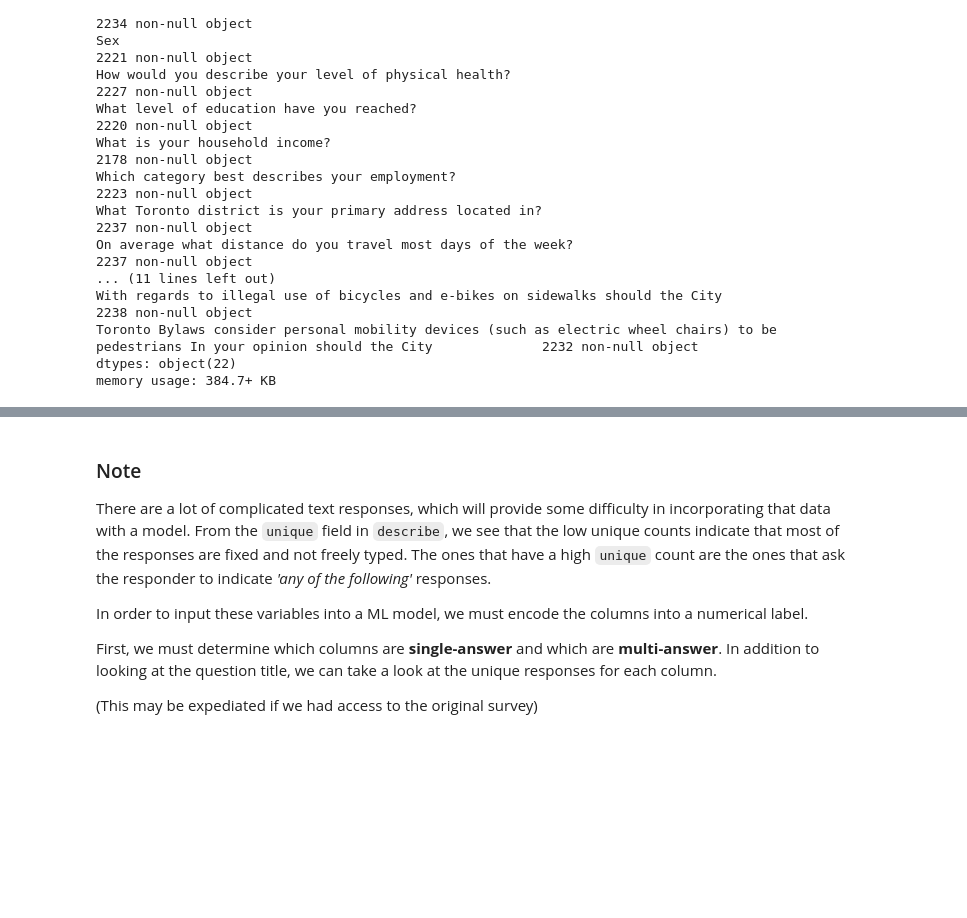
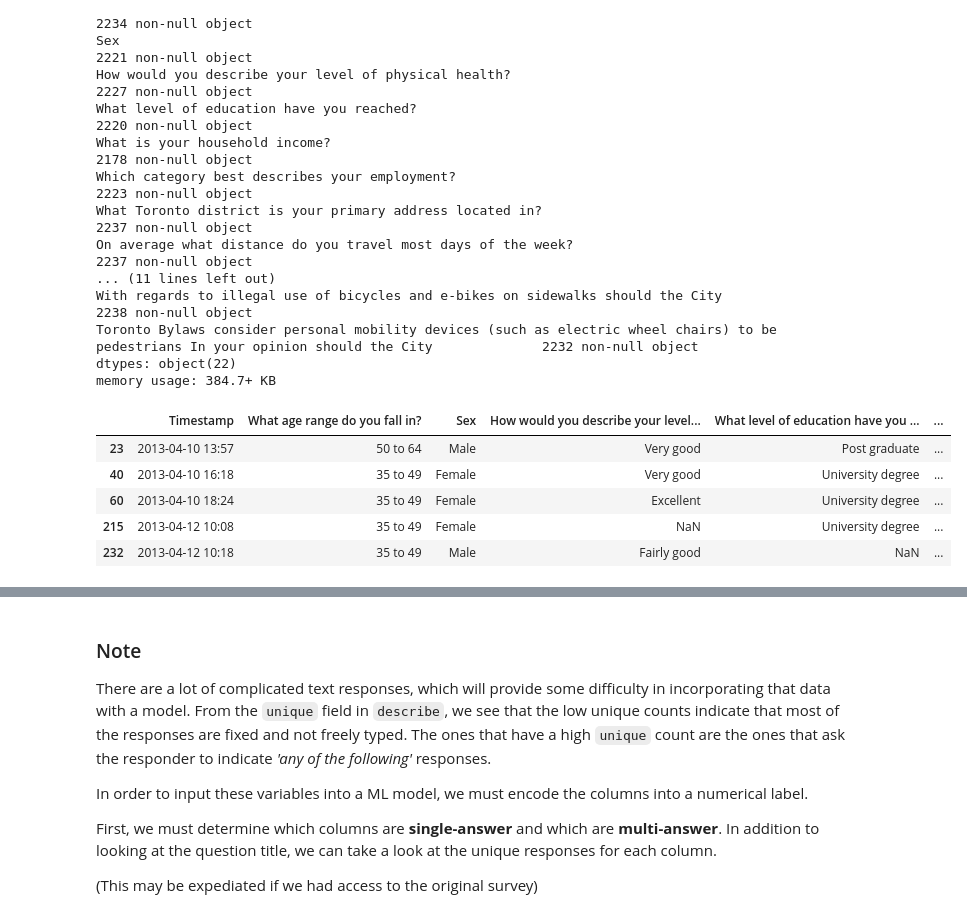
Before and after one commit to PiercingDan/e-bike-survey, a Jupyter notebook: e-bike_survey_EDA.ipynb, the cells around one changed output, grey strips where cells are left out. Drawn from its saved outputs; the diff is of its cells as text; code cells hidden in the pictures; blank space fills up the shorter version.

```diff
--- a/e-bike_survey_EDA.ipynb
+++ b/e-bike_survey_EDA.ipynb
@@ -61,6 +61,17 @@ With regards to illegal use of bicycles and e-bikes on sidewalks should the City
 Toronto Bylaws consider personal mobility devices (such as electric wheel chairs) to be pedestrians In your opinion should the City              2232 non-null object
 dtypes: object(22)
 memory usage: 384.7+ KB
+# %%
+#Missing values
+
+df_raw.loc[df_raw.isnull().any(axis=1)].head()
+# %% [output]
+|  | Timestamp | What age range do you fall in? | Sex | How would you describe your level... | What level of education have you ... | ... |
+| 23 | 2013-04-10 13:57 | 50 to 64 | Male | Very good | Post graduate | ... |
+| 40 | 2013-04-10 16:18 | 35 to 49 | Female | Very good | University degree | ... |
+| 60 | 2013-04-10 18:24 | 35 to 49 | Female | Excellent | University degree | ... |
+| 215 | 2013-04-12 10:08 | 35 to 49 | Female | NaN | University degree | ... |
+| 232 | 2013-04-12 10:18 | 35 to 49 | Male | Fairly good | NaN | ... |
 # %%
 df_raw.describe()
 # %% [output]
```
Also changed, not shown: parts of 3 cells of this notebook, 1 other file.
